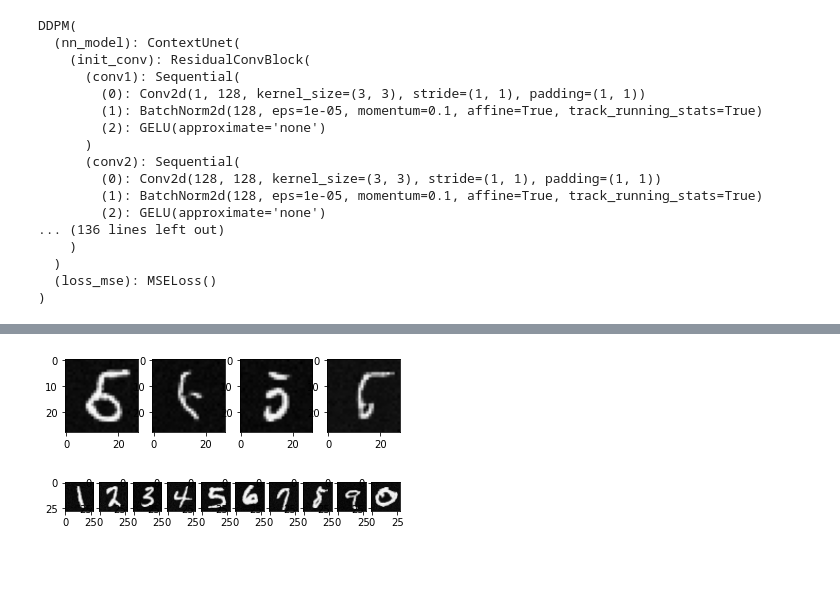
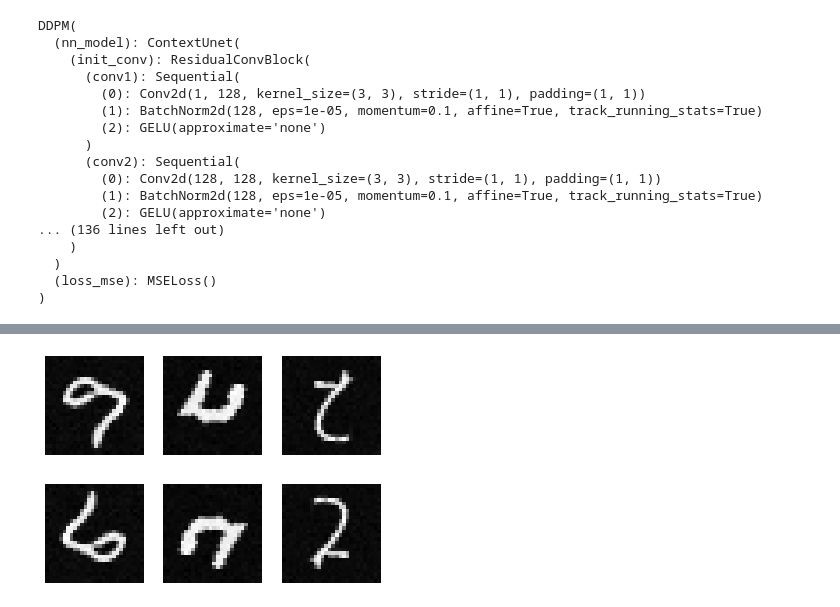
Before and after one commit to l-ada/PAAI_final_project, a Jupyter notebook: ddmd.ipynb, the cells around one changed output, grey strips where cells are left out. Saved outputs shown, nothing was run; the diff lists cells and outputs as text; code cells hidden in the pictures; blank space fills up the shorter version.

Commit message:
Added more orthogonal transformations

```diff
--- a/ddmd.ipynb
+++ b/ddmd.ipynb
@@ -376,11 +374,33 @@ plt.show(block=True)
 # %%
-def generate_images(n_images, label1, label2 = None):
+# set seed
+# list of transformation I can try
+# 180 rotation
+# 90 rotation
+# skews
+# symmetry/reflection
+# random orthogonal matrix
+# two identities
+# two views?
+# three views
+# hmm, I really don't know their signature.
+
+def rotate(k):
+    def rotation_func(x):
+        return torch.rot90(x, k = k, dims = (2,3))
+    return rotation_func
+def reflect_left_right(x):
+    return torch.flip(x, dims = [-1])
+def reflect_up_down(x):
+    return torch.flip(x, dims = [-2])
+
+
+def generate_images(n_images, label1, label2 = None, transformation = None, transf_inverse = None):
     x_i = torch.randn(n_images, 1,28,28).to(device)  # x_T ~ N(0, 1), sample initial noise
     # print(x_i)
     label1 = torch.tensor(label1).to(device)
     label = label1
     if label2 != None:
-        label2 = torch.Tensor(label2).to(device)
+        label2 = torch.tensor(label2).to(device)
 
     context_mask = torch.zeros_like(label1).to(device)
 
@@ -390,8 +410,17 @@ def generate_images(n_images, label1, label2 = None):
             t_is = torch.tensor([i / ddpm.n_T]*n_images).to(device)
 
             z = torch.randn(n_images,1,28,28).to(device) if i > 1 else 0
-            eps = ddpm.nn_model(x_i, label, t_is, context_mask) # this line gets changed
+            if transformation == None:
+                eps = ddpm.nn_model(x_i, label, t_is, context_mask) # this line gets changed
             # eps = vis_transform(x_i,label1,label2,t_is, ddpm.nn_model)
+            else:
+                # transformed image(rotated, reflected etc.)
+                transf_image = transformation(x_i)
+                eps_2 = ddpm.nn_model(transf_image, label1, t_is, context_mask)
+                eps_2 = transf_inverse(eps_2)
+                eps_1 = ddpm.nn_model(x_i,label2, t_is, context_mask)
+                eps = 0.5*eps_1 + 0.5*eps_2
+                # eps = transformation(x_i, label1,label2, t_is, context_mask)
 
             x_i = (
                     ddpm.oneover_sqrta[i] * (x_i - eps * ddpm.mab_over_sqrtmab[i])
@@ -400,17 +429,20 @@ def generate_images(n_images, label1, label2 = None):
 
     return x_i.view(n_images,28,28).detach().cpu().numpy()
 
-import matplotlib.pyplot as plt
-import toolbox
-def plot_images(n_images, labels):
-    images = generate_images(n_images=n_images, label1=labels)
+def plot_images(images):
     f = plt.figure()
+    n_images = images.shape[0]
     for i in range(n_images):
         f.add_subplot(1,n_images, i+1)
+        plt.axis('off')
         plt.imshow(images[i], cmap='gray')
     plt.show()
-plot_images(4,[5]*4)
-plot_images(10,[1,2,3,4,5,6,7,8,9,0])
-# %% [output]
-[figure, removed]
-[figure, removed]
+# %%
+# setseed
+# experiments with 180 rotation
+images = generate_images(3,[6,4,2], [9,4,5], transformation=rotate(2), transf_inverse= rotate(2))
+plot_images(images)
+plot_images(np.rot90(images, k=2, axes=(1,2)))
+# %% [output]
+[figure, added]
+[figure, added]
```
Also changed, not shown: parts of 5 cells of this notebook.
